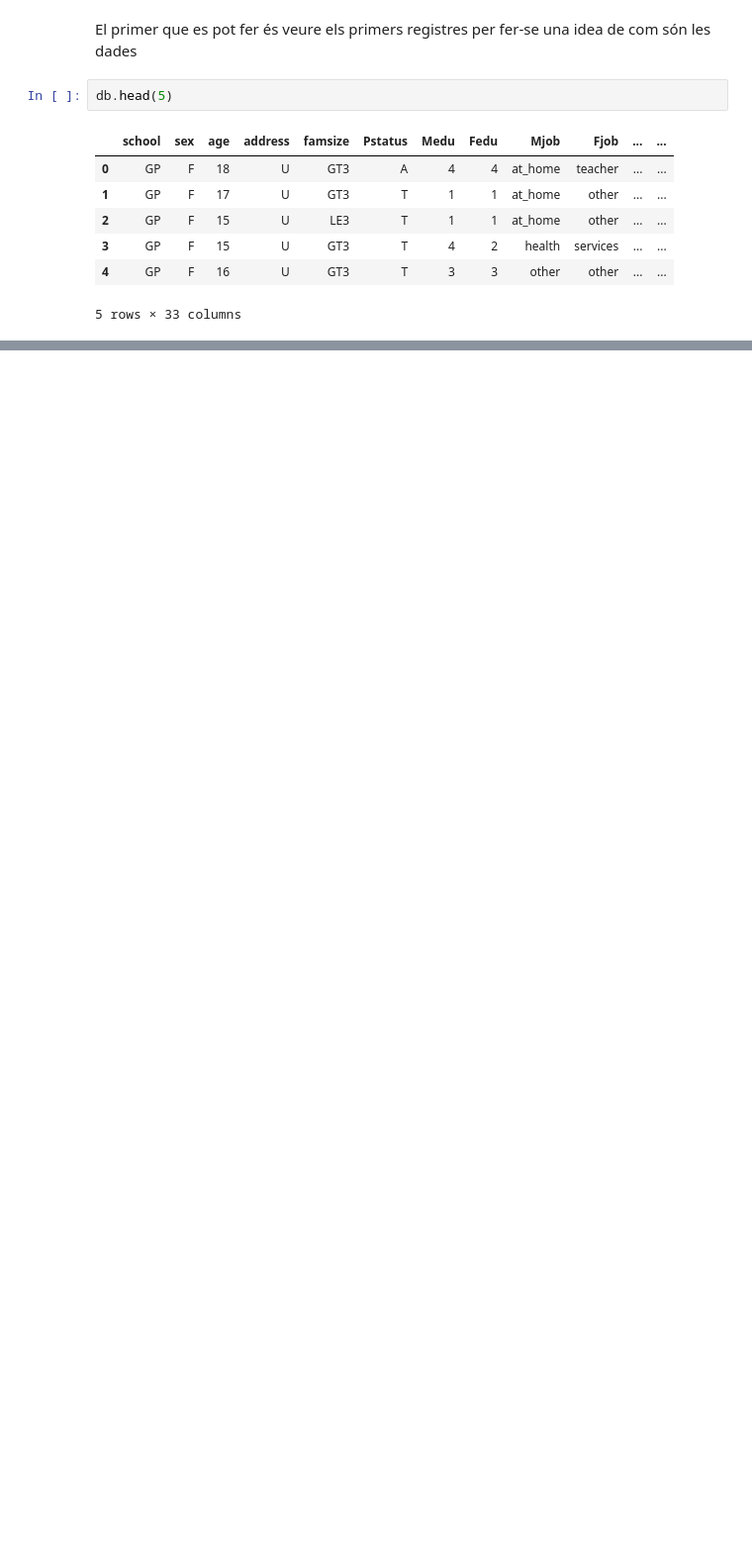
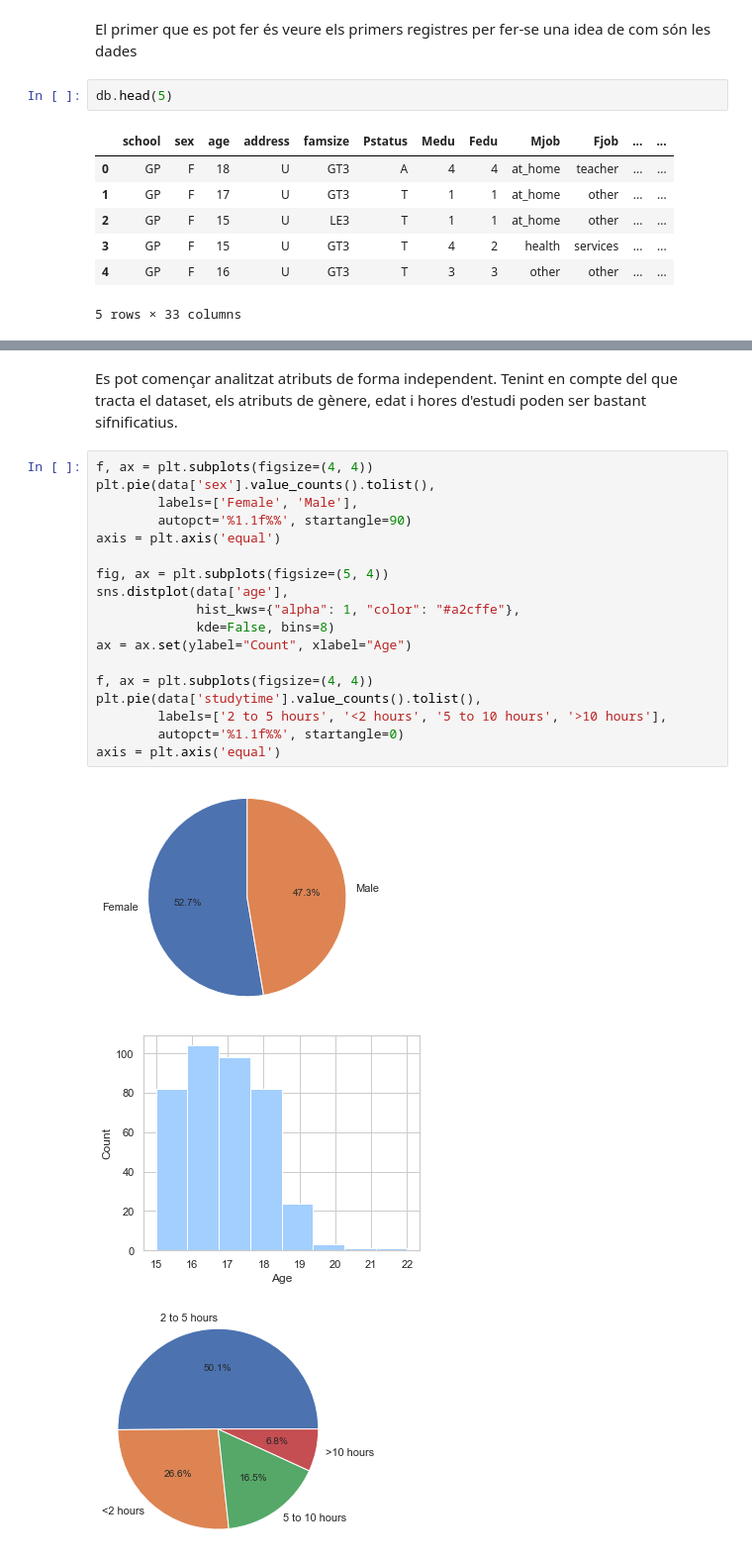
Before and after one commit to marti1999/APC-Cas-Kaggle, a Jupyter notebook: Untitled.ipynb, the cells around one changed output, grey strips where cells are left out. Shown: that part at 99% size. Drawn from its saved outputs; the diff is of its cells as text; blank space fills up the shorter version.

```diff
--- a/Untitled.ipynb
+++ b/Untitled.ipynb
@@ -89,3 +90,27 @@ db.head(5)
 | 50% | 17.000000 | 3.000000 | 2.000000 | 1.000000 | 2.000000 | 0.000000 | 4.000000 | 3.000000 | 3.000000 | 1.000000 | ... |
 | 75% | 18.000000 | 4.000000 | 3.000000 | 2.000000 | 2.000000 | 0.000000 | 5.000000 | 4.000000 | 4.000000 | 2.000000 | ... |
 | max | 22.000000 | 4.000000 | 4.000000 | 4.000000 | 4.000000 | 3.000000 | 5.000000 | 5.000000 | 5.000000 | 5.000000 | ... |
+# %% [markdown]
+Es pot començar analitzat atributs de forma independent. Tenint en compte del que tracta el dataset, els atributs de gènere, edat i hores d'estudi poden ser bastant sifnificatius.
+# %%
+f, ax = plt.subplots(figsize=(4, 4))
+plt.pie(data['sex'].value_counts().tolist(),
+        labels=['Female', 'Male'],
+        autopct='%1.1f%%', startangle=90)
+axis = plt.axis('equal')
+
+fig, ax = plt.subplots(figsize=(5, 4))
+sns.distplot(data['age'],
+             hist_kws={"alpha": 1, "color": "#a2cffe"},
+             kde=False, bins=8)
+ax = ax.set(ylabel="Count", xlabel="Age")
+
+f, ax = plt.subplots(figsize=(4, 4))
+plt.pie(data['studytime'].value_counts().tolist(),
+        labels=['2 to 5 hours', '<2 hours', '5 to 10 hours', '>10 hours'],
+        autopct='%1.1f%%', startangle=0)
+axis = plt.axis('equal')
+# %% [output]
+[figure, added]
+[figure, added]
+[figure, added]
```
Also changed, not shown: parts of 12 cells of this notebook.
